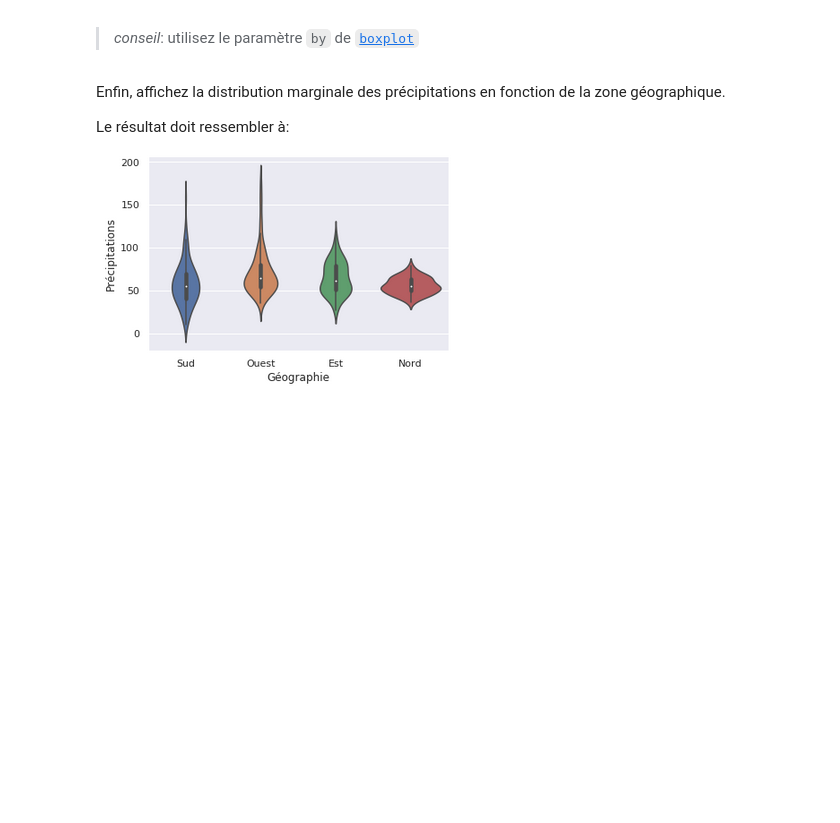
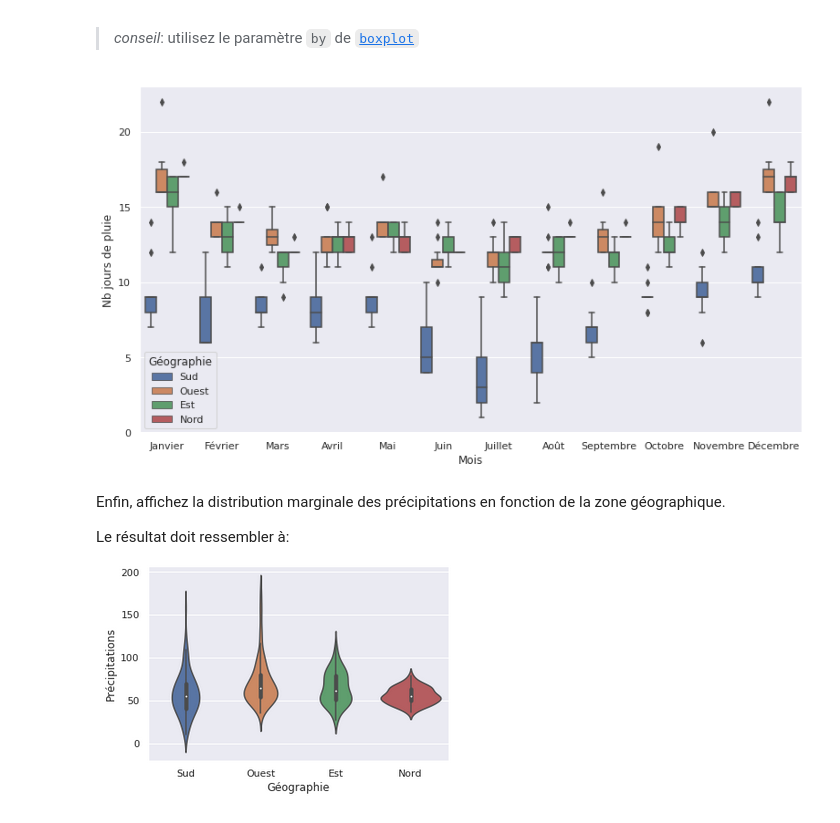
Before and after one commit to Alexandre0702/TP-Analyse-multidimentionnelle, a Jupyter notebook: TP1_pandas.ipynb, the cells around one changed output. Saved outputs shown, nothing was run; the diff lists cells and outputs as text; code cells hidden in the pictures; blank space fills up the shorter version.

```diff
--- a/TP1_pandas.ipynb
+++ b/TP1_pandas.ipynb
@@ -305,3 +493,10 @@ Sophistiquez l'affichage précédent pour que les distributions se fassent en fo
+# %%
+# boxplot par différentes zones géographiques....
+g = sns.boxplot(x='Mois', y='Valeur', data=data_j_pluie, hue='Géographie');
+g.set(ylabel='Nb jours de pluie');
+g.get_figure().set_size_inches(13,7)
+# %% [output]
+[figure, added]
 # %% [markdown]
 Enfin, affichez la distribution marginale des précipitations en fonction de la zone géographique.
 
```
Also changed, not shown: parts of 19 cells of this notebook.
